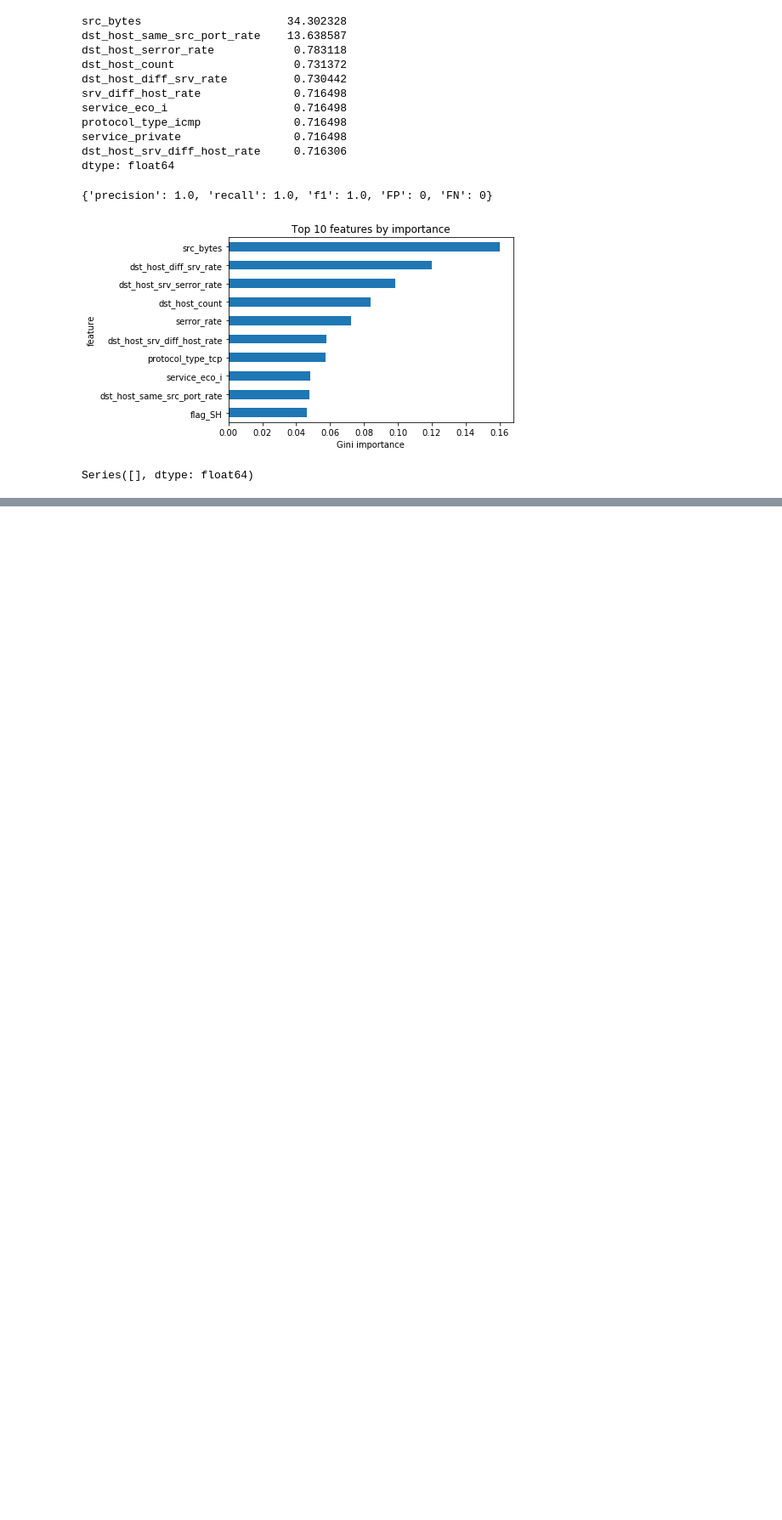
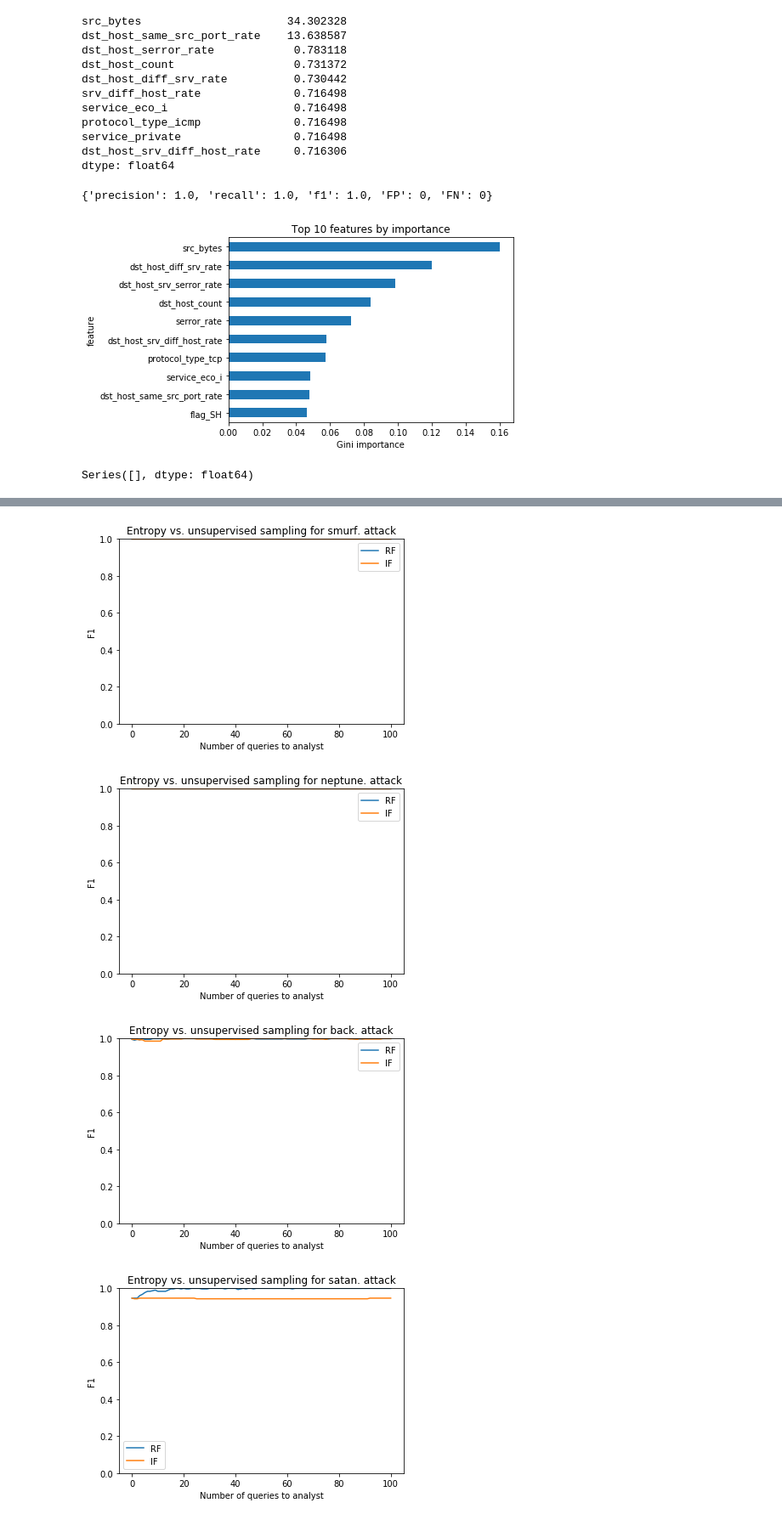
Before and after one commit to amirziai/cs221-ai-project, a Jupyter notebook: final.ipynb, the cells around one changed output, grey strips where cells are left out. Shown at 85% size. Saved outputs shown, nothing was run; the diff lists cells and outputs as text; code cells hidden in the pictures; blank space fills up the shorter version.

```diff
--- a/final.ipynb
+++ b/final.ipynb
@@ -410,0 +458,16 @@ pd.DataFrame(active_learning_data.x_dev[active_learning_data.y_dev],
+# %%
+for label in ni.features:
+    ni.plot_active_learning_time_series_overlapping(
+        attribute='f1', label=label.replace('.', ''),
+        learner1='RandomForestClassifier', sampling1='entropy',
+        learner2='RandomForestClassifier', sampling2='iforest',
+        title=f'Entropy vs. unsupervised sampling for {label} attack',
+        ylim=[0, 1], ylabel='F1',
+        legend=['RF', 'IF']
+    )
+    plt.show()
+# %% [output]
+[figure, added]
+[figure, added]
+[figure, added]
+[figure, added]
```
Also changed, not shown: parts of 22 cells of this notebook, 23 other files.
